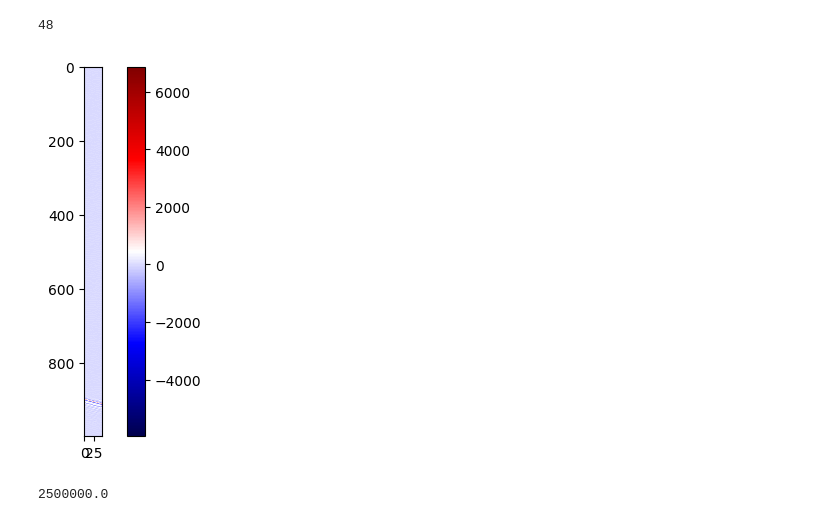
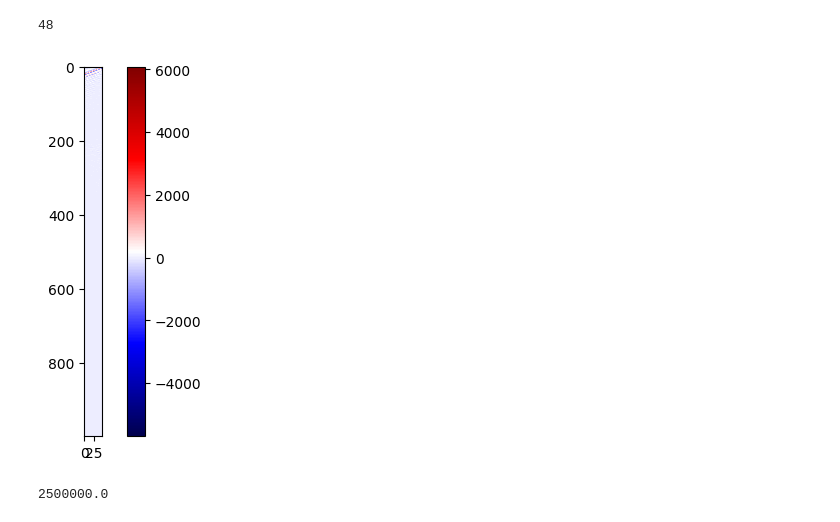
Before and after one commit to thomasrribeiro/brainhackFUS, a Jupyter notebook: notebooks/verasonics_ntkbeamform.ipynb, the cells around one changed output. Saved outputs shown, nothing was run; the diff lists cells and outputs as text; code cells hidden in the pictures.

```diff
--- a/notebooks/verasonics_ntkbeamform.ipynb
+++ b/notebooks/verasonics_ntkbeamform.ipynb
@@ -28,11 +27,11 @@ len(aperture_permutation)
 48
 # %%
 import matplotlib.pyplot as plt
-plt.imshow(raw_rf_data[2048*3:2048*3+1000,aperture_permutation,0], cmap="seismic")
+plt.imshow(raw_rf_data[2048*0:2048*0+1000,aperture_permutation,0], cmap="seismic")
 plt.colorbar()
 plt.show()
 # %% [output]
-[figure, old version]
+[figure, new version]
 # %%
 from imaging.demodulate import demodulate_rf_to_iq
 
```
Also changed, not shown: parts of 19 cells of this notebook.
